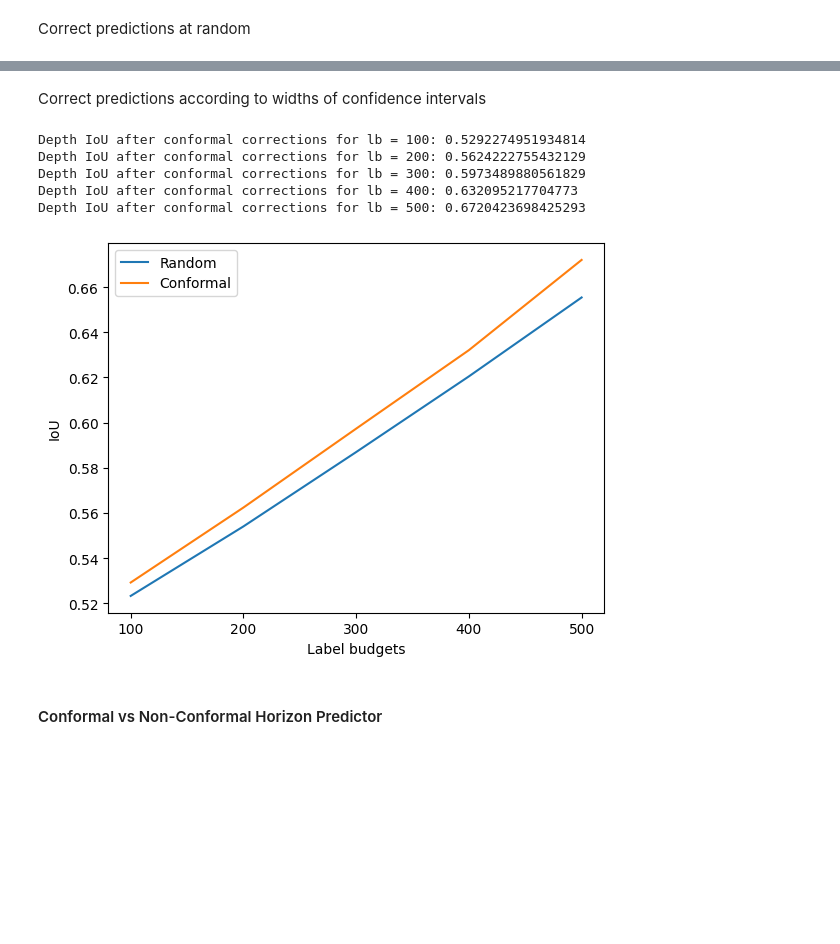
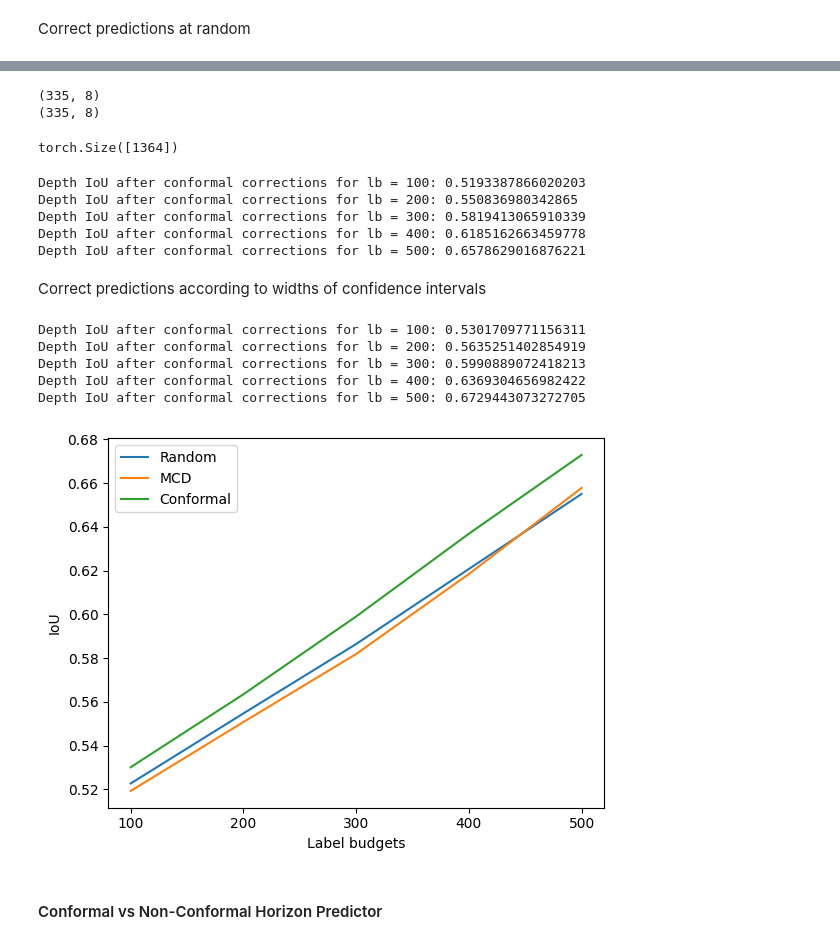
Before and after one commit to calgo-lab/BGR, a Jupyter notebook: notebooks/soil/Conformal_SoilNet.ipynb, the cells around one changed output, grey strips where cells are left out. Saved outputs shown, nothing was run; the diff lists cells and outputs as text; code cells hidden in the pictures; blank space fills up the shorter version.

Commit message:
Oracle MCD Tsak 1

```diff
--- a/notebooks/soil/Conformal_SoilNet.ipynb
+++ b/notebooks/soil/Conformal_SoilNet.ipynb
@@ -665,3 +706,42 @@ Average Depth IoU after random corrections for lb = 500: 0.6554192900657654
+# %%
+# Concatenate MCD depths means and stds
+all_pred_mean_depths = np.concatenate(all_pred_mean_depths, axis=0)
+print(all_pred_mean_depths.shape)
+all_pred_std_depths = np.concatenate(all_pred_std_depths, axis=0)
+print(all_pred_std_depths.shape)
+# %% [output]
+(335, 8)
+(335, 8)
+# %%
+# Trim and concatenate the std. devs
+_, trimmed_pred_std_depths, _ = trim_concat(all_true_depths_test, all_pred_std_depths, segment_geotemp_list_test)
+trimmed_pred_std_depths.shape
+# %% [output]
+torch.Size([1364])
+# %%
+mcd_iou = {}
+for lb in label_budgets:
+    # Select top-k (for k = label_budget) most uncertain depth predictions based on the std. devs of the MCD predictions
+    _, topk_indices = torch.topk(trimmed_pred_std_depths, lb)
+    topk_indices = topk_indices.cpu().numpy()
+
+    # Replace these uncertain predictions with the oracle's answers (the ground truth depths)
+    pred_depths_test_oracle_mcd = trimmed_pred_depths_stacked_test.clone().detach()
+    pred_depths_test_oracle_mcd[topk_indices] = trimmed_true_depths_stacked_test[topk_indices]
+
+    # Split and pad corrected predictions
+    padded_pred_depths_test_oracle_mcd = split_pad(counts_until_stop, pred_depths_test_oracle_mcd, max_seq_len)
+
+    # Compute IoU on corrected depths
+    iou = depth_iou(torch.tensor(padded_pred_depths_test_oracle_mcd), torch.tensor(all_true_depths_test))
+    mcd_iou[lb] = iou
+    print(f'Depth IoU after conformal corrections for lb = {lb}: {iou}')
+# %% [output]
+Depth IoU after conformal corrections for lb = 100: 0.5193387866020203
+Depth IoU after conformal corrections for lb = 200: 0.550836980342865
+Depth IoU after conformal corrections for lb = 300: 0.5819413065910339
+Depth IoU after conformal corrections for lb = 400: 0.6185162663459778
+Depth IoU after conformal corrections for lb = 500: 0.6578629016876221
 # %% [markdown]
 Correct predictions according to widths of confidence intervals
 # %%
@@ -673,30 +753,31 @@ for lb in label_budgets:
     topk_indices = topk_indices.cpu().numpy()
 
     # Replace these uncertain predictions with the oracle's answers (the ground truth depths)
-    pred_depths_test_oracle_resid = trimmed_pred_depths_stacked_test.clone().detach()
-    pred_depths_test_oracle_resid[topk_indices] = trimmed_true_depths_stacked_test[topk_indices]
+    pred_depths_test_oracle_conf = trimmed_pred_depths_stacked_test.clone().detach()
+    pred_depths_test_oracle_conf[topk_indices] = trimmed_true_depths_stacked_test[topk_indices]
 
     # Split and pad corrected predictions
-    padded_pred_depths_test_oracle_resid = split_pad(counts_until_stop, pred_depths_test_oracle_resid, max_seq_len)
+    padded_pred_depths_test_oracle_conf = split_pad(counts_until_stop, pred_depths_test_oracle_conf, max_seq_len)
 
     # Compute IoU on corrected depths
-    iou = depth_iou(torch.tensor(padded_pred_depths_test_oracle_resid), torch.tensor(all_true_depths_test))
+    iou = depth_iou(torch.tensor(padded_pred_depths_test_oracle_conf), torch.tensor(all_true_depths_test))
     conf_iou[lb] = iou
     print(f'Depth IoU after conformal corrections for lb = {lb}: {iou}')
 # %% [output]
-Depth IoU after conformal corrections for lb = 100: 0.5292274951934814
-Depth IoU after conformal corrections for lb = 200: 0.5624222755432129
-Depth IoU after conformal corrections for lb = 300: 0.5973489880561829
-Depth IoU after conformal corrections for lb = 400: 0.632095217704773
-Depth IoU after conformal corrections for lb = 500: 0.6720423698425293
+Depth IoU after conformal corrections for lb = 100: 0.5301709771156311
+Depth IoU after conformal corrections for lb = 200: 0.5635251402854919
+Depth IoU after conformal corrections for lb = 300: 0.5990889072418213
+Depth IoU after conformal corrections for lb = 400: 0.6369304656982422
+Depth IoU after conformal corrections for lb = 500: 0.6729443073272705
 # %%
 plt.plot(rand_iou.keys(), rand_iou.values())
+plt.plot(mcd_iou.keys(),  mcd_iou.values())
 plt.plot(conf_iou.keys(), conf_iou.values())
 plt.xticks(label_budgets, labels=[str(lb) for lb in label_budgets])
 plt.xlabel('Label budgets'); plt.ylabel('IoU')
-plt.legend(['Random', 'Conformal']);
+plt.legend(['Random', 'MCD', 'Conformal']);
 # %% [output]
-[figure, old version]
+[figure, new version]
 # %% [markdown]
 #### Conformal vs Non-Conformal Horizon Predictor
 # %%
```
Also changed, not shown: parts of 5 cells of this notebook.
